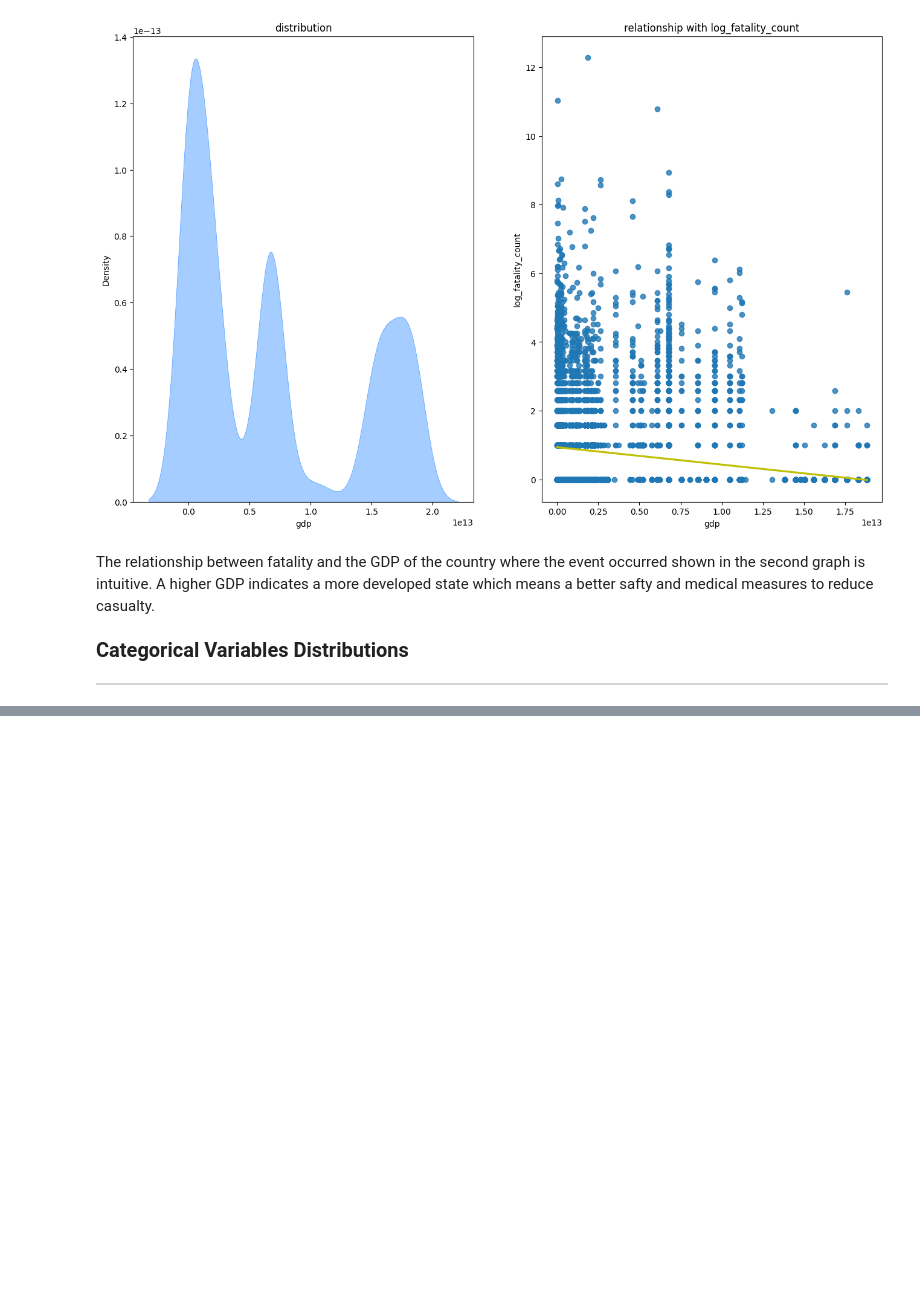
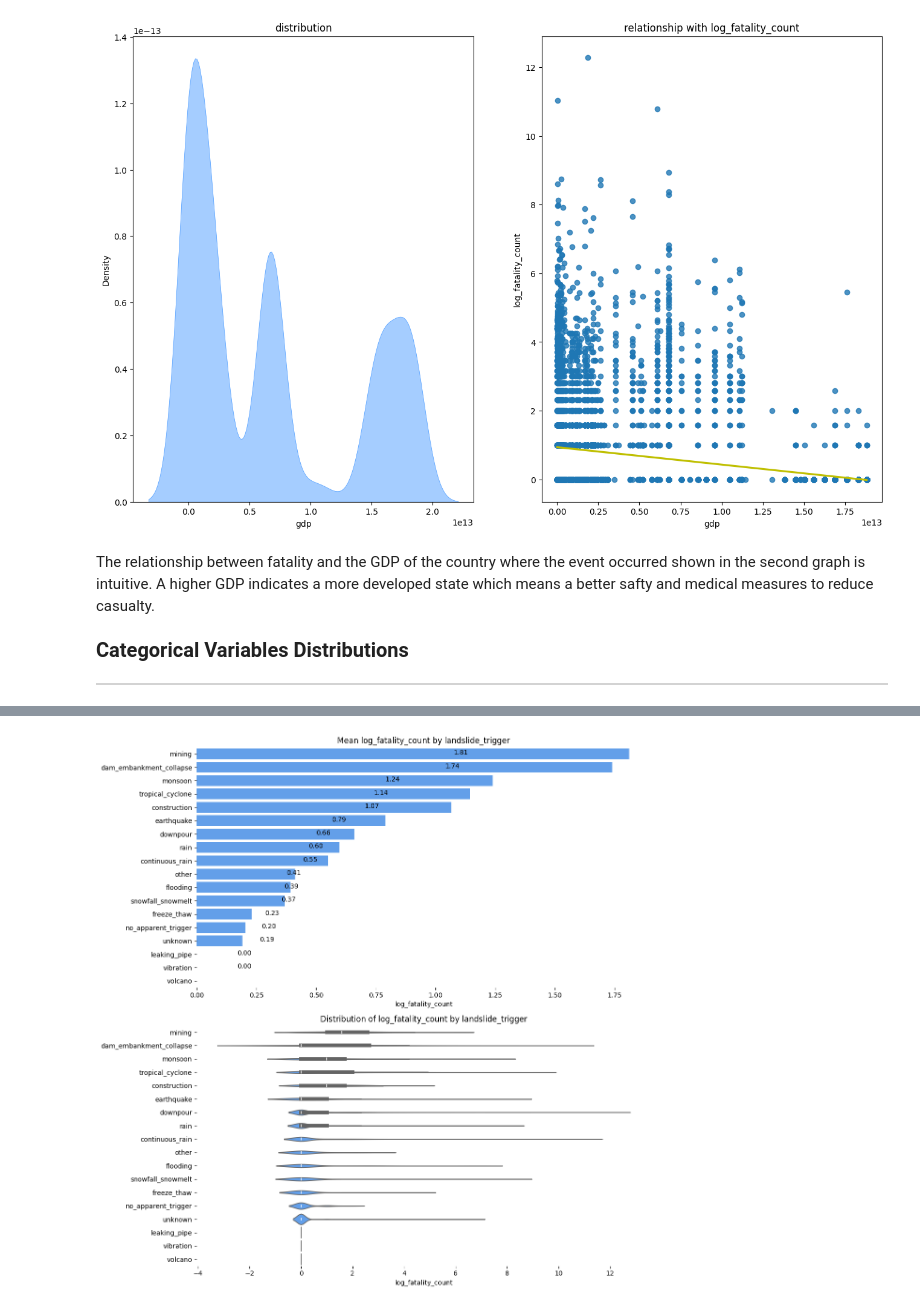
Before and after one commit to yuki172/global-landslide, a Jupyter notebook: main.ipynb, the cells around one changed output, grey strips where cells are left out. Drawn from its saved outputs; the diff is of its cells as text; code cells hidden in the pictures; blank space fills up the shorter version.

```diff
--- a/main.ipynb
+++ b/main.ipynb
@@ -426,0 +420,4 @@ plt.show()
+# %%
+get_categorical_column_dist('landslide_trigger', full_data)
+# %% [output]
+[figure, added]
```
Also changed, not shown: parts of 7 cells of this notebook.
